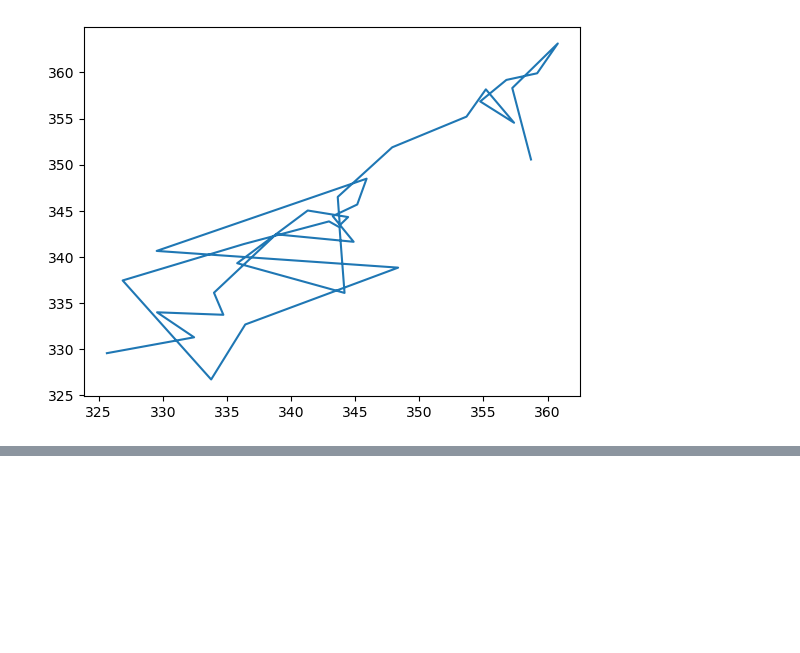
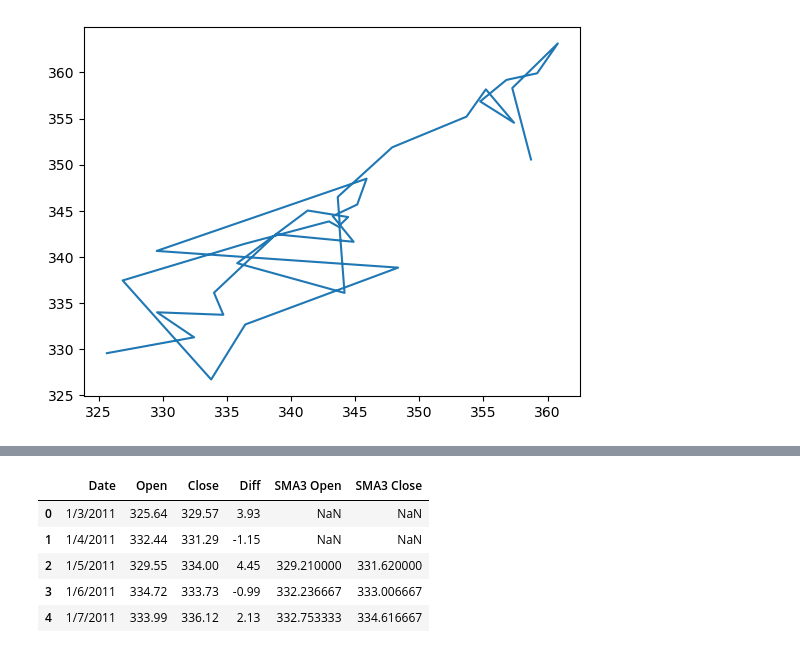
Before and after one commit to alexcrockett/analysis-projects, a Jupyter notebook: Apple Stocks/03-explore/03_desc_exp_plots.ipynb, the cells around one changed output, grey strips where cells are left out. Cells and saved outputs as stored; diff of their text form; code cells hidden in the pictures; blank space fills up the shorter version.

```diff
--- a/Apple Stocks/03-explore/03_desc_exp_plots.ipynb
+++ b/Apple Stocks/03-explore/03_desc_exp_plots.ipynb
@@ -113,0 +169,12 @@ plt.show()
+# %%
+# Next we want to create an additional column for the moving average
+daily_diff_frame['SMA3 Open'] = daily_diff_frame['Open'].rolling(window=3).mean()
+daily_diff_frame['SMA3 Close'] = daily_diff_frame['Close'].rolling(window=3).mean()
+daily_diff_frame.head()
+# %% [output]
+|  | Date | Open | Close | Diff | SMA3 Open | SMA3 Close |
+| 0 | 1/3/2011 | 325.64 | 329.57 | 3.93 | NaN | NaN |
+| 1 | 1/4/2011 | 332.44 | 331.29 | -1.15 | NaN | NaN |
+| 2 | 1/5/2011 | 329.55 | 334.00 | 4.45 | 329.210000 | 331.620000 |
+| 3 | 1/6/2011 | 334.72 | 333.73 | -0.99 | 332.236667 | 333.006667 |
+| 4 | 1/7/2011 | 333.99 | 336.12 | 2.13 | 332.753333 | 334.616667 |
```
Also changed, not shown: parts of 9 cells of this notebook.
